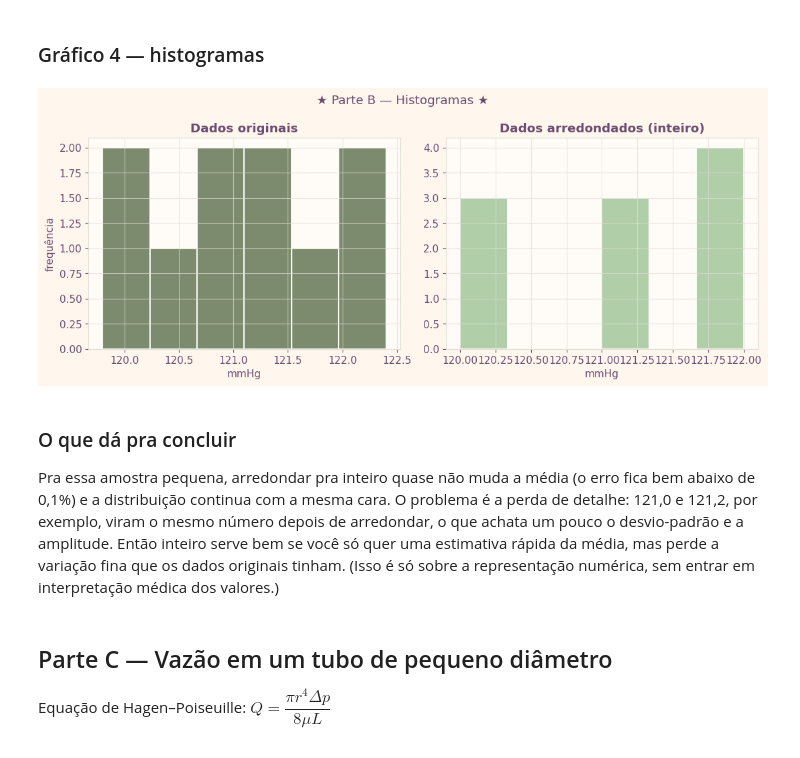
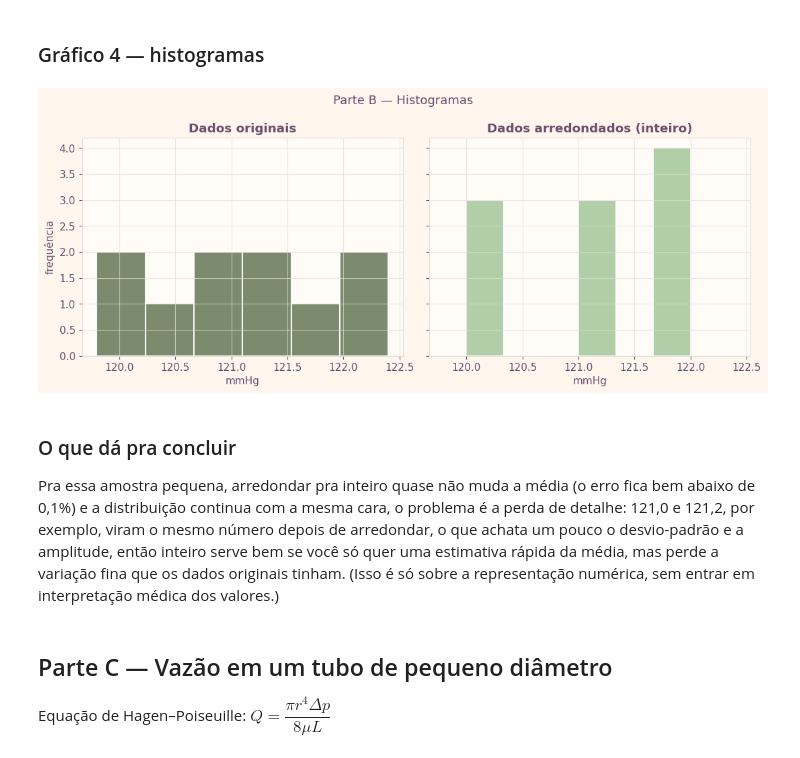
Before and after one commit to bnatsumi/calculo-numerico, a Jupyter notebook: CN_Atividade_Prática_1_NB.ipynb, the cells around one changed output. Cells and saved outputs as stored; diff of their text form; code cells hidden in the pictures.

```diff
--- a/CN_Atividade_Prática_1_NB.ipynb
+++ b/CN_Atividade_Prática_1_NB.ipynb
@@ -289,30 +360,33 @@ plt.show()
 # %% [markdown]
 ### Gráfico 4 — histogramas
 # %%
-fig, axs = plt.subplots(1, 2, figsize=(11, 4.5))
+# Histogramas com o mesmo número de caixas (bins) e o mesmo eixo x nos dois,
+# senão a comparação entre "antes" e "depois" de arredondar ficaria injusta.
+fig, axs = plt.subplots(1, 2, figsize=(11, 4.6), sharex=True, sharey=True)
+
 axs[0].hist(serie_original, bins=6, color=COR_ORIGINAL, edgecolor="white", linewidth=1.5, alpha=0.9)
 axs[0].set_title("Dados originais")
 axs[0].set_xlabel("mmHg")
 axs[0].set_ylabel("frequência")
 
 axs[1].hist(serie_arredondada, bins=6, color=COR_ARREDONDADO, edgecolor="white", linewidth=1.5, alpha=0.9)
 axs[1].set_title("Dados arredondados (inteiro)")
 axs[1].set_xlabel("mmHg")
 
-plt.suptitle("★ Parte B — Histogramas ★")
+plt.suptitle("Parte B — Histogramas", fontsize=13)
 plt.tight_layout()
 plt.savefig("parteB_histogramas.png", dpi=150, bbox_inches="tight")
 plt.show()
 # %% [output]
-[figure, old version]
+[figure, new version]
 # %% [markdown]
 ### O que dá pra concluir
 
 Pra essa amostra pequena, arredondar pra inteiro quase não muda a média
 (o erro fica bem abaixo de 0,1%) e a distribuição continua com a mesma
-cara. O problema é a perda de detalhe: 121,0 e 121,2, por exemplo, viram
+cara, o problema é a perda de detalhe: 121,0 e 121,2, por exemplo, viram
 o mesmo número depois de arredondar, o que achata um pouco o
-desvio-padrão e a amplitude. Então inteiro serve bem se você só quer uma
+desvio-padrão e a amplitude, então inteiro serve bem se você só quer uma
 estimativa rápida da média, mas perde a variação fina que os dados
 originais tinham. (Isso é só sobre a representação numérica, sem entrar
 em interpretação médica dos valores.)
```
Also changed, not shown: parts of 34 cells of this notebook.
